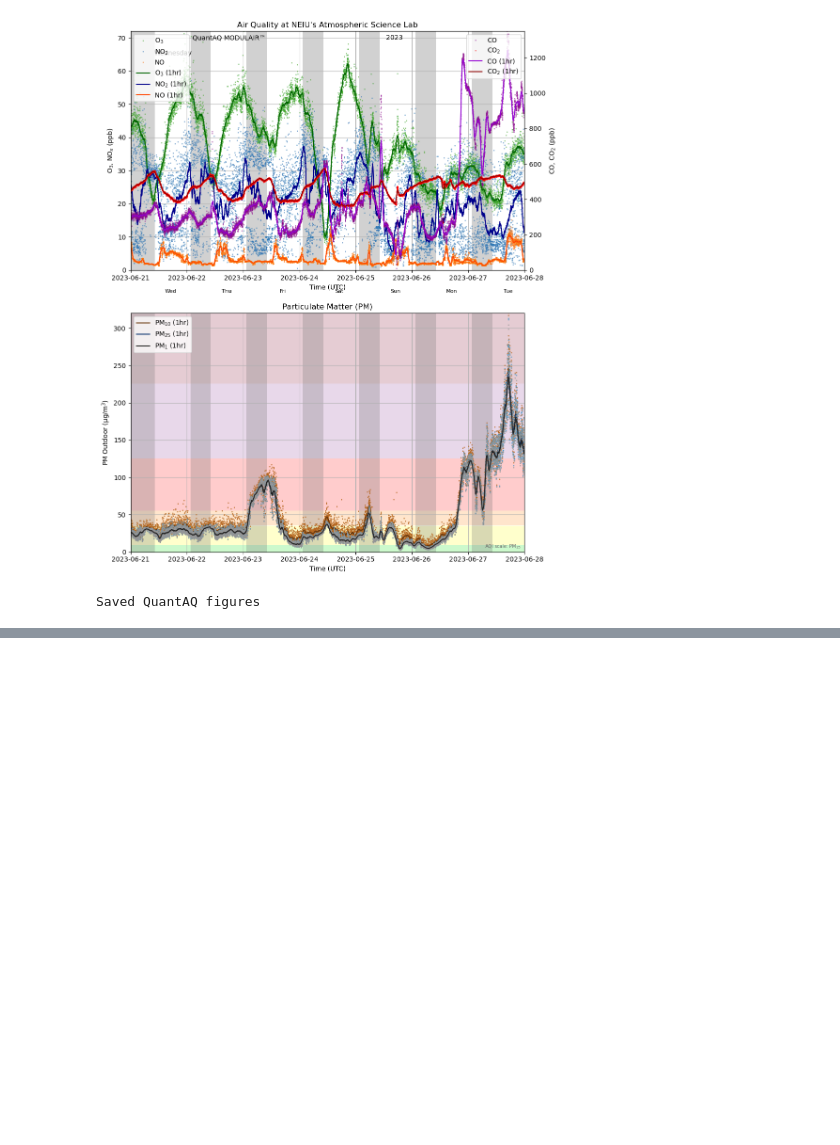
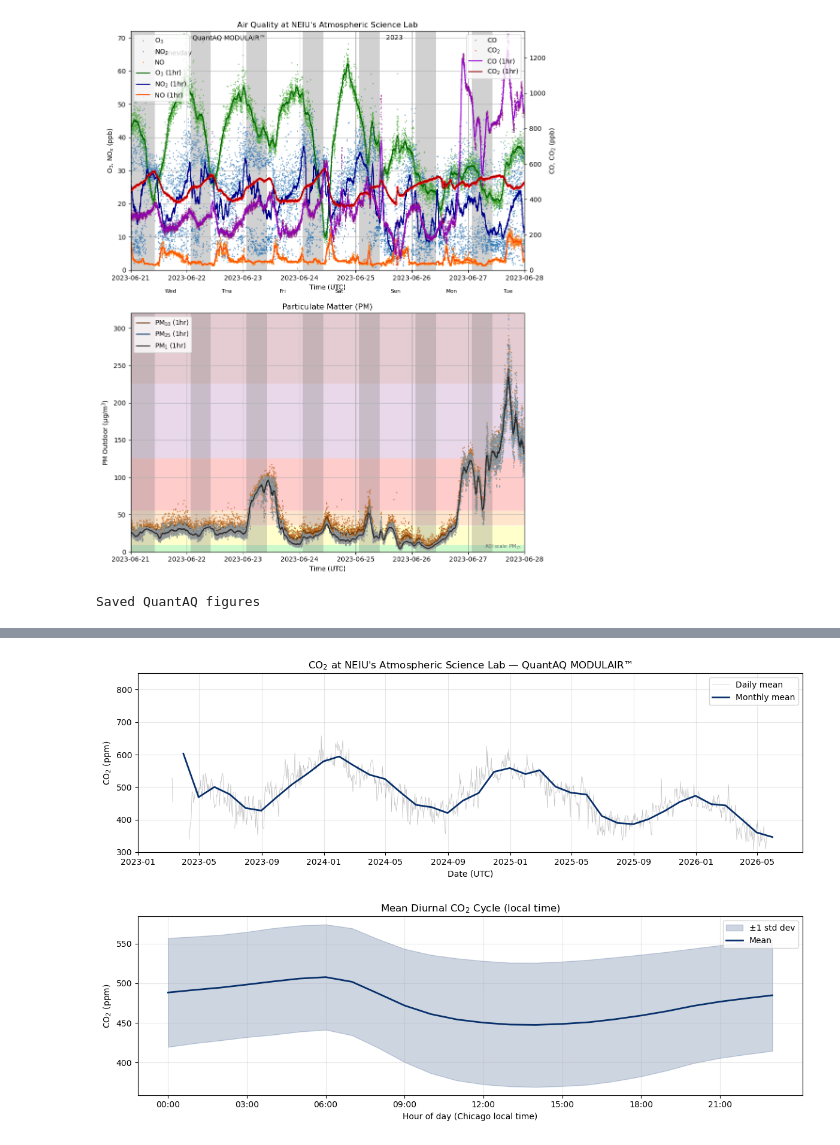
Before and after one commit to gregorywanderson/air_quality, a Jupyter notebook: modulair_examples.ipynb, the cells around one changed output, grey strips where cells are left out. Saved outputs shown, nothing was run; the diff lists cells and outputs as text; code cells hidden in the pictures; blank space fills up the shorter version.

Commit message:
Added CO2 timeseries (Keeling Curve)

```diff
--- a/modulair_examples.ipynb
+++ b/modulair_examples.ipynb
@@ -483,0 +490,60 @@ Saved QuantAQ figures
+# %%
+# CO2 valid range filter: physically plausible outdoor range
+CO2_MIN, CO2_MAX = 300, 1000
+
+co2_clean = pd.concat([
+    aqdata_2023['co2'],
+    aqdata_2024['co2'],
+    aqdata_2025['co2'],
+    aqdata_2026['co2'],
+]).pipe(lambda s: s[(s > CO2_MIN) & (s < CO2_MAX)])
+
+daily_co2  = co2_clean.resample('D').mean()
+hourly_co2 = co2_clean.resample('h').mean()
+# %%
+fig, (ax1, ax2) = plt.subplots(2, 1, figsize=(12, 8))
+
+# --- Panel 1: Daily mean timeseries ---
+ax1.plot(daily_co2.index, daily_co2,
+         color='#969696', linewidth=0.5, alpha=0.6, label='Daily mean')
+
+# Monthly mean overlaid
+monthly_co2 = daily_co2.resample('ME').mean()
+ax1.plot(monthly_co2.index, monthly_co2,
+         color='#08306b', linewidth=2, label='Monthly mean')
+
+ax1.set_title(f'CO$_2$ at NEIU\'s Atmospheric Science Lab — {sensor}')
+ax1.set_ylabel('CO$_2$ (ppm)')
+ax1.set_xlabel('Date (UTC)')
+ax1.legend(loc='upper right')
+ax1.grid(True, alpha=0.3)
+ax1.set_ylim(300, 850)
+
+# --- Panel 2: Mean diurnal cycle ---
+# Convert to local time for meaningful hour-of-day interpretation
+co2_local = co2_clean.copy()
+co2_local.index = co2_local.index.tz_convert('America/Chicago')
+
+diurnal = co2_local.groupby(co2_local.index.hour).mean()
+diurnal_std = co2_local.groupby(co2_local.index.hour).std()
+
+ax2.fill_between(diurnal.index,
+                 diurnal - diurnal_std,
+                 diurnal + diurnal_std,
+                 alpha=0.2, color='#08306b', label='±1 std dev')
+ax2.plot(diurnal.index, diurnal,
+         color='#08306b', linewidth=2, label='Mean')
+
+ax2.set_title('Mean Diurnal CO$_2$ Cycle (local time)')
+ax2.set_ylabel('CO$_2$ (ppm)')
+ax2.set_xlabel('Hour of day (Chicago local time)')
+ax2.set_xticks(range(0, 24, 3))
+ax2.set_xticklabels([f'{h:02d}:00' for h in range(0, 24, 3)])
+ax2.legend(loc='upper right')
+ax2.grid(True, alpha=0.3)
+
+fig.tight_layout(h_pad=3)
+plt.savefig('figures/co2_timeseries.png', dpi=150, bbox_inches='tight')
+plt.show()
+# %% [output]
+[figure, added]
```
Also changed, not shown: parts of 3 cells of this notebook.
